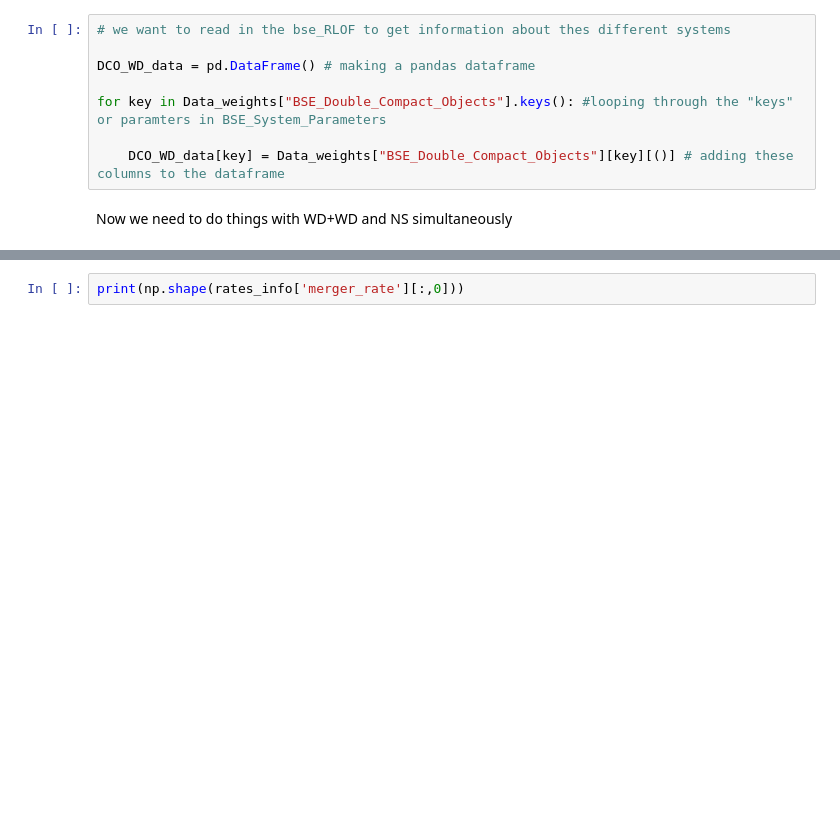
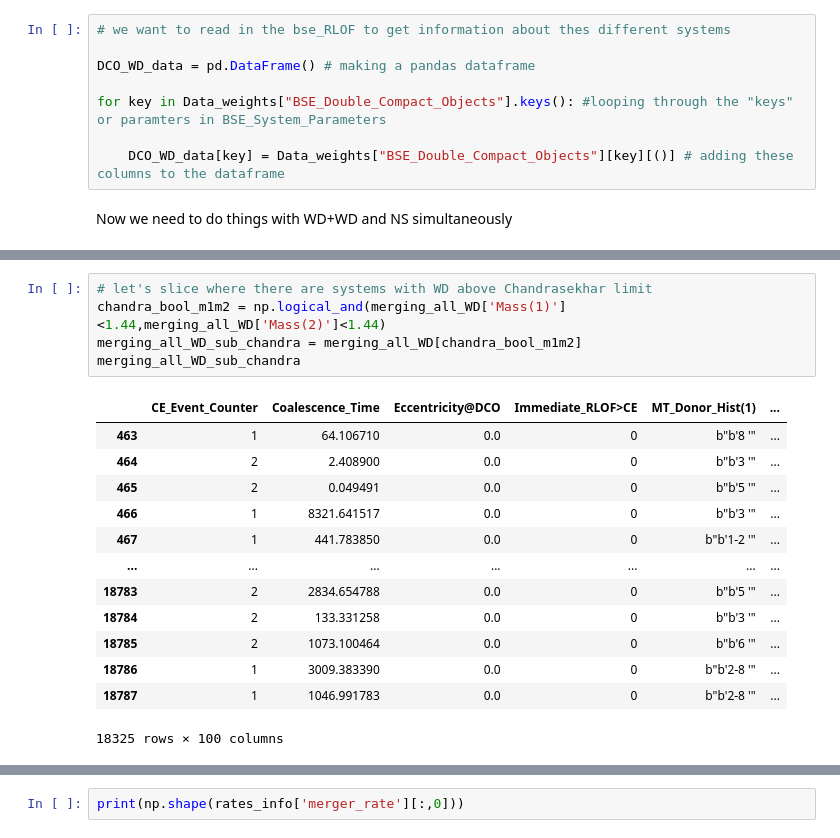
Before and after one commit to melanie-santiago26/research_work, a Jupyter notebook: making_figures/rates_analysis.ipynb, the cells around one changed output, grey strips where cells are left out. Drawn from its saved outputs; the diff is of its cells as text; blank space fills up the shorter version.

```diff
--- a/making_figures/rates_analysis.ipynb
+++ b/making_figures/rates_analysis.ipynb
@@ -100,2 +116,21 @@ merging_all_WD = DCO_WD_data[dco_mask]
+# %%
+# let's slice where there are systems with WD above Chandrasekhar limit
+chandra_bool_m1m2 = np.logical_and(merging_all_WD['Mass(1)']<1.44,merging_all_WD['Mass(2)']<1.44)
+merging_all_WD_sub_chandra = merging_all_WD[chandra_bool_m1m2]
+merging_all_WD_sub_chandra
+# %% [output]
+|  | CE_Event_Counter | Coalescence_Time | Eccentricity@DCO | Immediate_RLOF>CE | MT_Donor_Hist(1) | ... |
+| 463 | 1 | 64.106710 | 0.0 | 0 | b"b'8 '" | ... |
+| 464 | 2 | 2.408900 | 0.0 | 0 | b"b'3 '" | ... |
+| 465 | 2 | 0.049491 | 0.0 | 0 | b"b'5 '" | ... |
+| 466 | 1 | 8321.641517 | 0.0 | 0 | b"b'3 '" | ... |
+| 467 | 1 | 441.783850 | 0.0 | 0 | b"b'1-2 '" | ... |
+| ... | ... | ... | ... | ... | ... | ... |
+| 18783 | 2 | 2834.654788 | 0.0 | 0 | b"b'5 '" | ... |
+| 18784 | 2 | 133.331258 | 0.0 | 0 | b"b'3 '" | ... |
+| 18785 | 2 | 1073.100464 | 0.0 | 0 | b"b'6 '" | ... |
+| 18786 | 1 | 3009.383390 | 0.0 | 0 | b"b'2-8 '" | ... |
+| 18787 | 1 | 1046.991783 | 0.0 | 0 | b"b'2-8 '" | ... |
+18325 rows × 100 columns
 # %%
 merging_all_NS = DCO_WD_data[dco_mask_NS]
```
Also changed, not shown: parts of 8 cells of this notebook, 2 other files.
